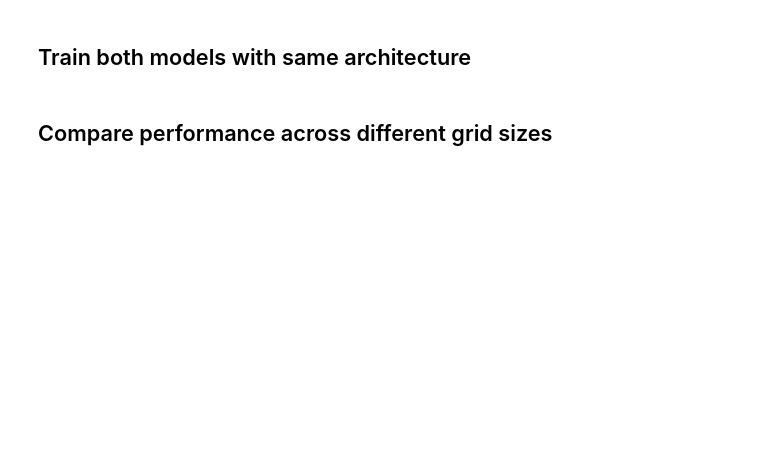
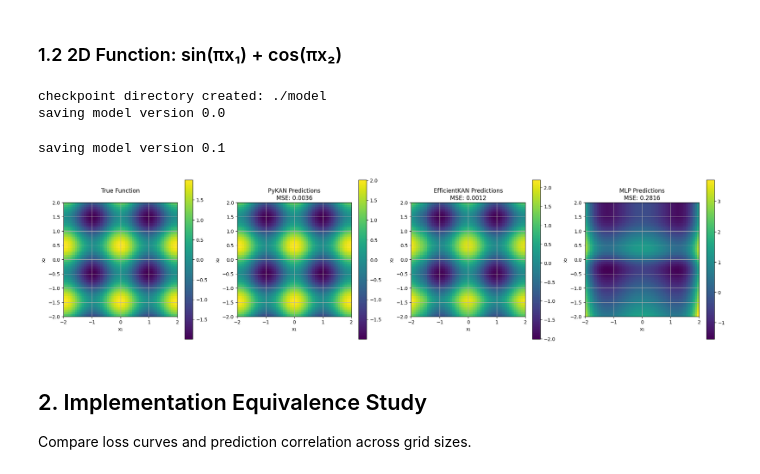
Before and after one commit to nicholaseruplarsen/KANs-timeseries, a Jupyter notebook: notebooks/KANs_simple_sin_approximation.ipynb, the cells around one changed output. Saved outputs shown, nothing was run; the diff lists cells and outputs as text; code cells hidden in the pictures; blank space fills up the shorter version.

```diff
--- a/notebooks/KANs_simple_sin_approximation.ipynb
+++ b/notebooks/KANs_simple_sin_approximation.ipynb
@@ -26,12 +177,10 @@ Using device: cpu
+# %% [markdown]
+### 1.2 2D Function: sin(πx₁) + cos(πx₂)
 # %%
-def generate_data(n_samples=1000):
-    # Generate input data
-    x = torch.rand(n_samples, 2, device=device) * 4 - 2  # Range [-2, 2]
-
-    # Target function: sin(x1) + cos(x2)
+def generate_2d_data(n_samples=1000):
+    x = torch.rand(n_samples, 2, device=device) * 4 - 2
     y = torch.sin(np.pi * x[:,[0]]) + torch.cos(np.pi * x[:,[1]])
 
-    # Split into train/test
     train_idx = torch.randperm(n_samples)[:int(0.8*n_samples)]
     test_idx = torch.tensor(list(set(range(n_samples)) - set(train_idx.tolist())))
 
@@ -42,6 +191,18 @@ def generate_data(n_samples=1000):
         'test_label': y[test_idx]
     }
 
-dataset = generate_data(1000)
+dataset = generate_2d_data(1000)
+
+# Train models
+grid_size = 10
+pykan_model = PyKAN([2,5,1], grid=grid_size, k=3, device=device)
+effkan_model = EfficientKAN([2,5,1], grid_size=grid_size, spline_order=3)
+mlp_model = MLP([2,5,1])
+
+pykan_results = pykan_model.fit(dataset)
+effkan_train_loss, effkan_test_loss = train_model(effkan_model, dataset)
+mlp_train_loss, mlp_test_loss = train_model(mlp_model, dataset)
+# %% [output]
+checkpoint directory created: ./model
+saving model version 0.0
+saving model version 0.1
-# %% [markdown]
-## Train both models with same architecture
@@ -85,2 +209,52 @@ def train_efficient_kan(dataset, grid_size):
+# %%
+# 1.2 2D Function Visualization
+fig, axes = plt.subplots(1, 4, figsize=(20, 5))
+
+# Generate a fine grid of points
+x1 = torch.linspace(-2, 2, 50)
+x2 = torch.linspace(-2, 2, 50)
+X1, X2 = torch.meshgrid(x1, x2, indexing='ij')
+test_inputs = torch.stack([X1.flatten(), X2.flatten()], dim=1)
+
+# Get predictions
+with torch.no_grad():
+    pykan_preds = pykan_model(test_inputs).reshape(50, 50)
+    effkan_preds = effkan_model(test_inputs).reshape(50, 50)
+    mlp_preds = mlp_model(test_inputs).reshape(50, 50)
+    true_vals = (torch.sin(np.pi * test_inputs[:,[0]]) +
+                 torch.cos(np.pi * test_inputs[:,[1]])).reshape(50, 50)
+
+# Plot true function
+im0 = axes[0].imshow(true_vals.numpy(), extent=[-2, 2, -2, 2], origin='lower')
+axes[0].set_title('True Function\n')
+plt.colorbar(im0, ax=axes[0])
+
+# Plot PyKAN predictions
+im1 = axes[1].imshow(pykan_preds.numpy(), extent=[-2, 2, -2, 2], origin='lower')
+axes[1].set_title(f'PyKAN Predictions\nMSE: {pykan_results["test_loss"][-1]:.4f}')
+plt.colorbar(im1, ax=axes[1])
+
+# Plot EfficientKAN predictions
+im2 = axes[2].imshow(effkan_preds.numpy(), extent=[-2, 2, -2, 2], origin='lower')
+axes[2].set_title(f'EfficientKAN Predictions\nMSE: {effkan_test_loss:.4f}')
+plt.colorbar(im2, ax=axes[2])
+
+# Plot MLP predictions
+im3 = axes[3].imshow(mlp_preds.numpy(), extent=[-2, 2, -2, 2], origin='lower')
+axes[3].set_title(f'MLP Predictions\nMSE: {mlp_test_loss:.4f}')
+plt.colorbar(im3, ax=axes[3])
+
+# Add labels and grid to all subplots
+for ax in axes:
+    ax.set_xlabel('x₁')
+    ax.set_ylabel('x₂')
+    ax.grid(True)
+
+plt.tight_layout()
+plt.show()
+# %% [output]
+[figure, added]
 # %% [markdown]
-## Compare performance across different grid sizes
+## 2. Implementation Equivalence Study
+
+Compare loss curves and prediction correlation across grid sizes.
```
Also changed, not shown: parts of 24 cells of this notebook, 3 other files.
